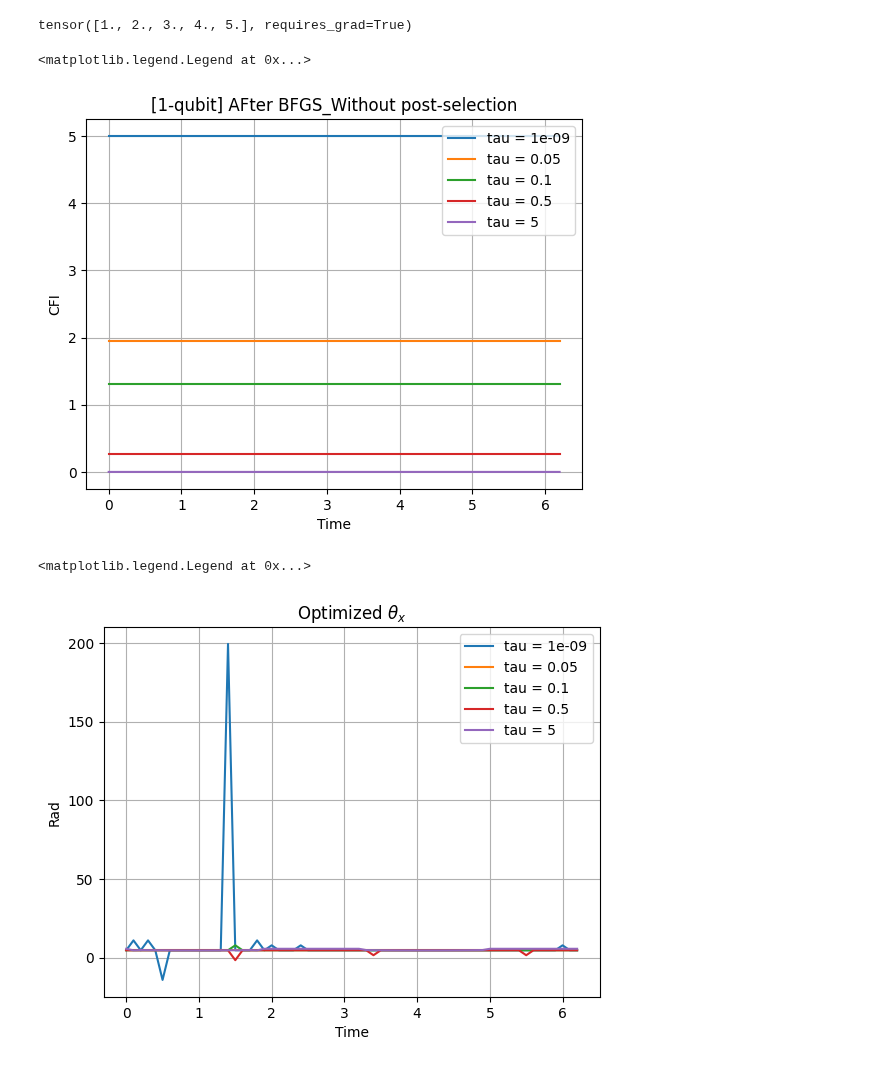
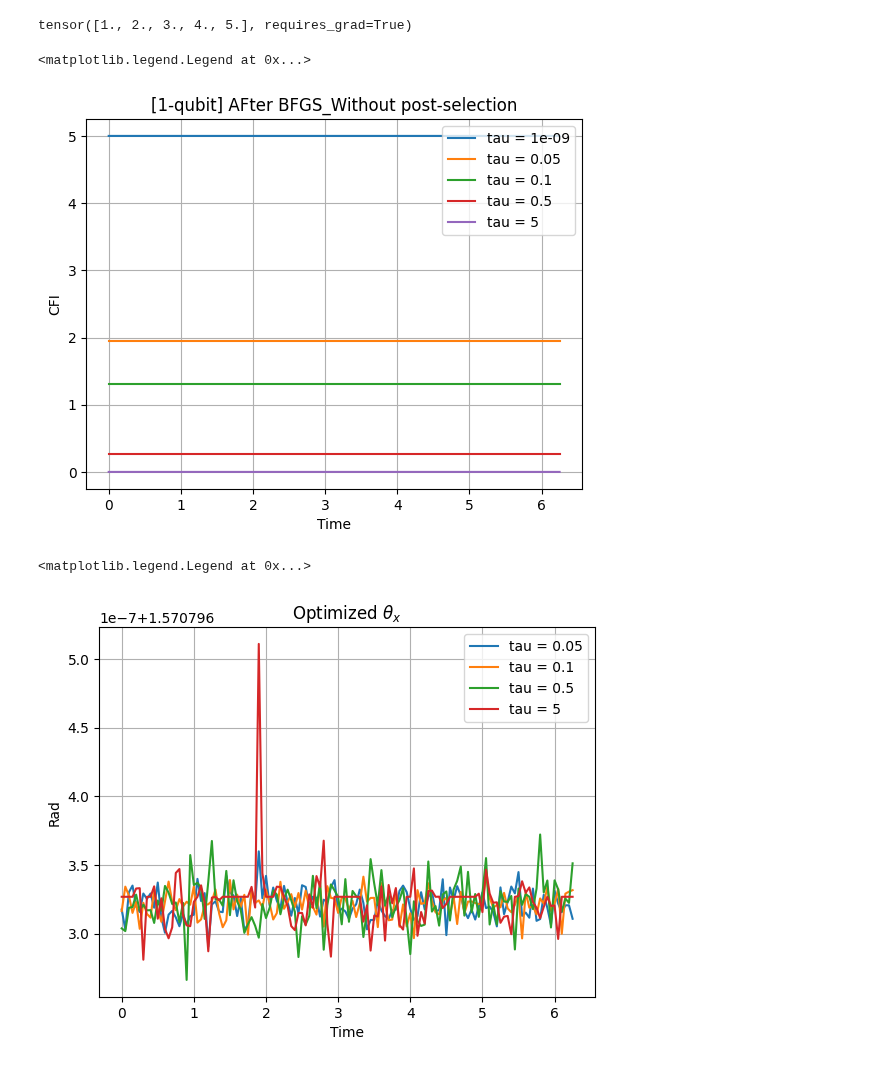
Before and after one commit to iridescent0923/Quantum_Optimization, a Jupyter notebook: Pennylane_Workspace/Metrology/CFI_optimize/Complete/1-qubit/3CMP/Sweeping_tau.ipynb, the cells around one changed output. Cells and saved outputs as stored; diff of their text form; code cells hidden in the pictures.

```diff
--- a/Pennylane_Workspace/Metrology/CFI_optimize/Complete/1-qubit/3CMP/Sweeping_tau.ipynb
+++ b/Pennylane_Workspace/Metrology/CFI_optimize/Complete/1-qubit/3CMP/Sweeping_tau.ipynb
@@ -180,7 +180,7 @@ a
 tensor([1., 2., 3., 4., 5.], requires_grad=True)
 # %%
 tau_plot = 1e-09, 5e-2, 1e-1, 5e-1, 5
-Sweep_data = np_.array([1e-4, np.pi * 2 + 1e-4, 1e-1])
+Sweep_data = np_.array([1e-4, np.pi * 2 + 1e-4, 5e-2])
 
 Sweep_data_arange = np_.arange(Sweep_data[0], Sweep_data[1], Sweep_data[2])
 
@@ -190,7 +190,7 @@ for i in range(len(tau_plot)):
     Tau_global = tau_plot[i]
 
     Paras_init = np.zeros(2)
-    Paras_init[:2] = random.uniform(3, 6)
+    Paras_init[:2] = np.pi/2
 
     Gamma_ps_preset = 0.8
     Set_Iterations = 1
@@ -210,15 +210,15 @@ plt.grid()
 plt.legend()
 # %% [output]
 <matplotlib.legend.Legend at 0x...>
-[figure, old version]
+[figure, new version]
 # %%
-for i in range(len(tau_plot)):
+for i in range(1, len(tau_plot)):
     plt.plot(Sweep_data_arange, Para_store[i][:, 0], label = f'tau = {tau_plot[i]}')
 plt.title(f'Optimized $\\theta_{{x}}$')
 plt.xlabel('Time')
 plt.ylabel('Rad')
 plt.grid()
 plt.legend()
 # %% [output]
 <matplotlib.legend.Legend at 0x...>
-[figure, old version]
+[figure, new version]
```
Also changed, not shown: parts of 6 cells of this notebook, 10 other files.
